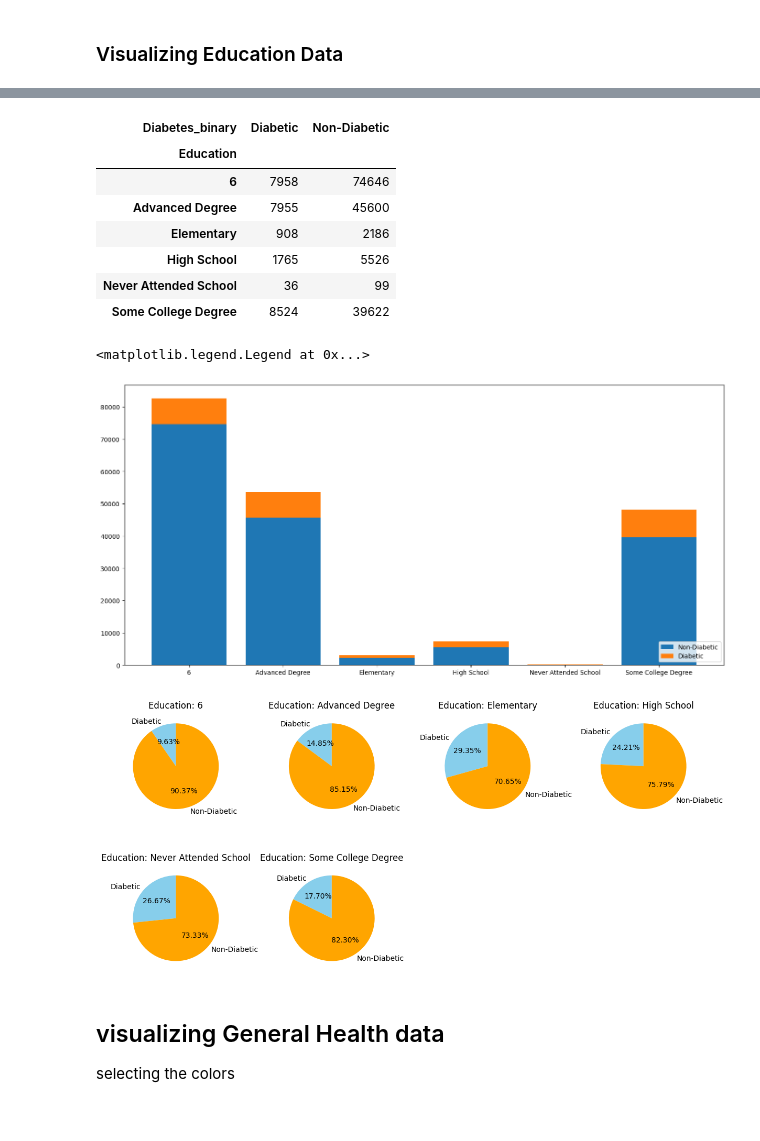
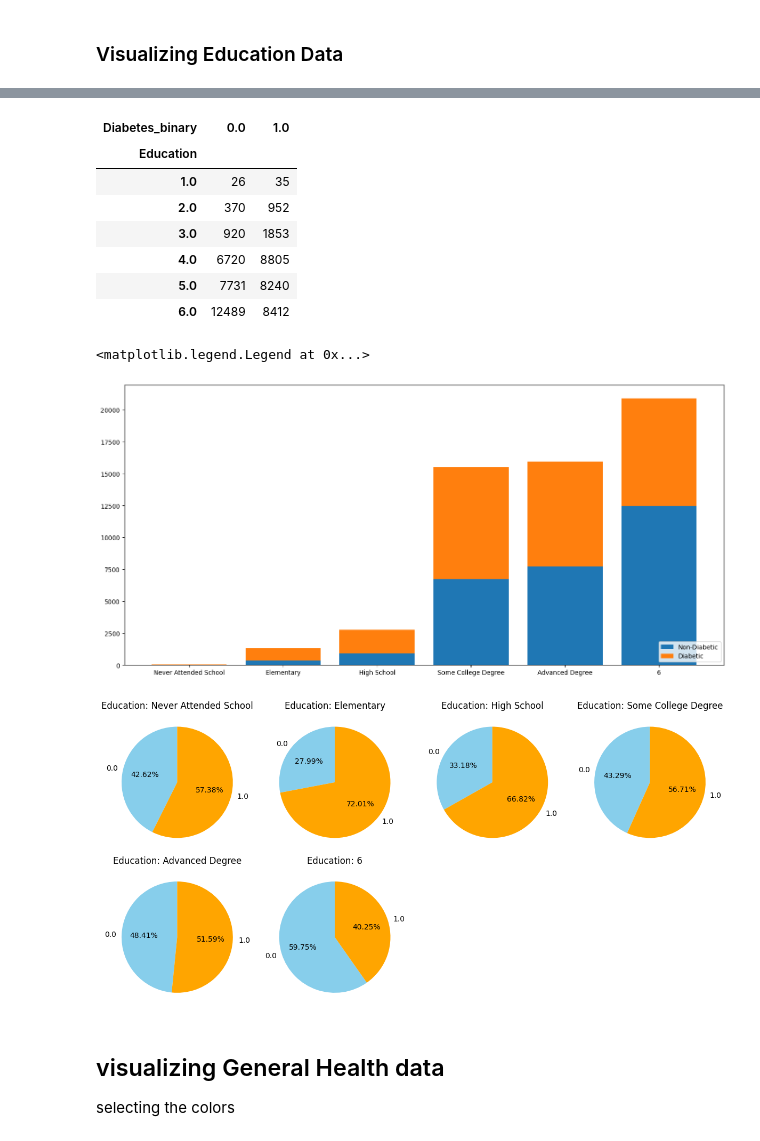
Before and after one commit to amjadAwad95/diabetes-prediction, a Jupyter notebook: src/EDA.ipynb, the cells around one changed output, grey strips where cells are left out. Saved outputs shown, nothing was run; the diff lists cells and outputs as text; code cells hidden in the pictures.

Commit message:
Big Change,change the data and use the aws to push the data and use dvc

```diff
--- a/src/EDA.ipynb
+++ b/src/EDA.ipynb
@@ -170,8 +161,8 @@ fig, axes = plt.subplots(rows, 4, figsize=(12, rows * 3), dpi=100)
 
 axes = axes.flatten()
 
-for i, age_range in enumerate(age_diabetes_percentage.index):
-    data = age_diabetes_percentage.loc[age_range]
+for i, age_range in enumerate(labels):
+    data = age_diabetes_percentage.loc[labels.index(age_range)+1]
     axes[i].pie(data, labels=data.index, autopct='%1.1f%%', startangle=90, colors=['skyblue', 'orange'])
     axes[i].set_title(f'Age Range: {age_range}')
 
@@ -195,5 +190,5 @@ Name: Education, dtype: object
 # %%
-education_count=diabetes_train_dataframe["Education"].value_counts().sort_values()
+education_count=diabetes_train["Education"].value_counts().sort_values()
 education_count
 # %% [output]
 Education
@@ -206,4 +201,13 @@ Advanced Degree          53555
 Name: count, dtype: int64
+# %%
+education_levels = [
+    "Never Attended School",
+    "Elementary",
+    "High School",
+    "Some College Degree",
+    "Advanced Degree",
+    "6"
+]
 # %%
 education_figer=plt.figure(figsize=(15,7),dpi=100)
 education_axes=education_figer.add_axes([0.1,0.1,0.9,0.9])
@@ -237,54 +241,54 @@ plt.show()
 # %%
 education_diabetes_distribution =(
-    diabetes_train_dataframe.groupby(by=["Education","Diabetes_binary"])["Diabetes_binary"]
+    diabetes_train.groupby(by=["Education","Diabetes_binary"])["Diabetes_binary"]
     .count()
     .unstack(fill_value=0)
 )
 
 education_diabetes_distribution
 # %% [output]
-| Diabetes_binary | Diabetic | Non-Diabetic |
+| Diabetes_binary | 0.0 | 1.0 |
 | Education |  |  |
-| 6 | 7958 | 74646 |
-| Advanced Degree | 7955 | 45600 |
-| Elementary | 908 | 2186 |
-| High School | 1765 | 5526 |
-| Never Attended School | 36 | 99 |
-| Some College Degree | 8524 | 39622 |
+| 1.0 | 26 | 35 |
+| 2.0 | 370 | 952 |
+| 3.0 | 920 | 1853 |
+| 4.0 | 6720 | 8805 |
+| 5.0 | 7731 | 8240 |
+| 6.0 | 12489 | 8412 |
 # %%
 education_figer=plt.figure(figsize=(15,7),dpi=100)
 education_axes=education_figer.add_axes([0.1,0.1,0.9,0.9])
 
-education_axes.bar(education_diabetes_distribution .index,education_diabetes_distribution ["Non-Diabetic"],label="Non-Diabetic")
-education_axes.bar(education_diabetes_distribution .index,education_diabetes_distribution ["Diabetic"],label="Diabetic",bottom=education_diabetes_distribution ["Non-Diabetic"])
+education_axes.bar(education_levels,education_diabetes_distribution [0],label="Non-Diabetic")
+education_axes.bar(education_levels,education_diabetes_distribution [1],label="Diabetic",bottom=education_diabetes_distribution [0])
 plt.legend(loc="lower right")
 # %% [output]
 <matplotlib.legend.Legend at 0x...>
-[figure, old version]
+[figure, new version]
 # %%
 import math
 
 education_diabetes_percentage = education_diabetes_distribution.div(education_diabetes_distribution.sum(axis=1), axis=0) * 100
 
 num_education_ranges = len(education_diabetes_percentage)
 
 rows = math.ceil(num_education_ranges / 4)
 fig, axes = plt.subplots(rows, 4, figsize=(12, rows * 3), dpi=100)
 
 axes = axes.flatten()
 
-for i, education_range in enumerate(education_diabetes_percentage.index):
-    data = education_diabetes_percentage.loc[education_range]
+for i, education_range in enumerate(education_levels):
+    data = education_diabetes_percentage.loc[education_levels.index(education_range)+1]
     axes[i].pie(data, labels=data.index, autopct='%0.2f%%', startangle=90, colors=['skyblue', 'orange'])
     axes[i].set_title(f'Education: {education_range}')
 
 for j in range(i + 1, len(axes)):
     fig.delaxes(axes[j])
 
 plt.tight_layout()
 plt.show()
 # %% [output]
-[figure, old version]
+[figure, new version]
 # %% [markdown]
 ## visualizing General Health data
 
```
Also changed, not shown: parts of 49 cells of this notebook.
